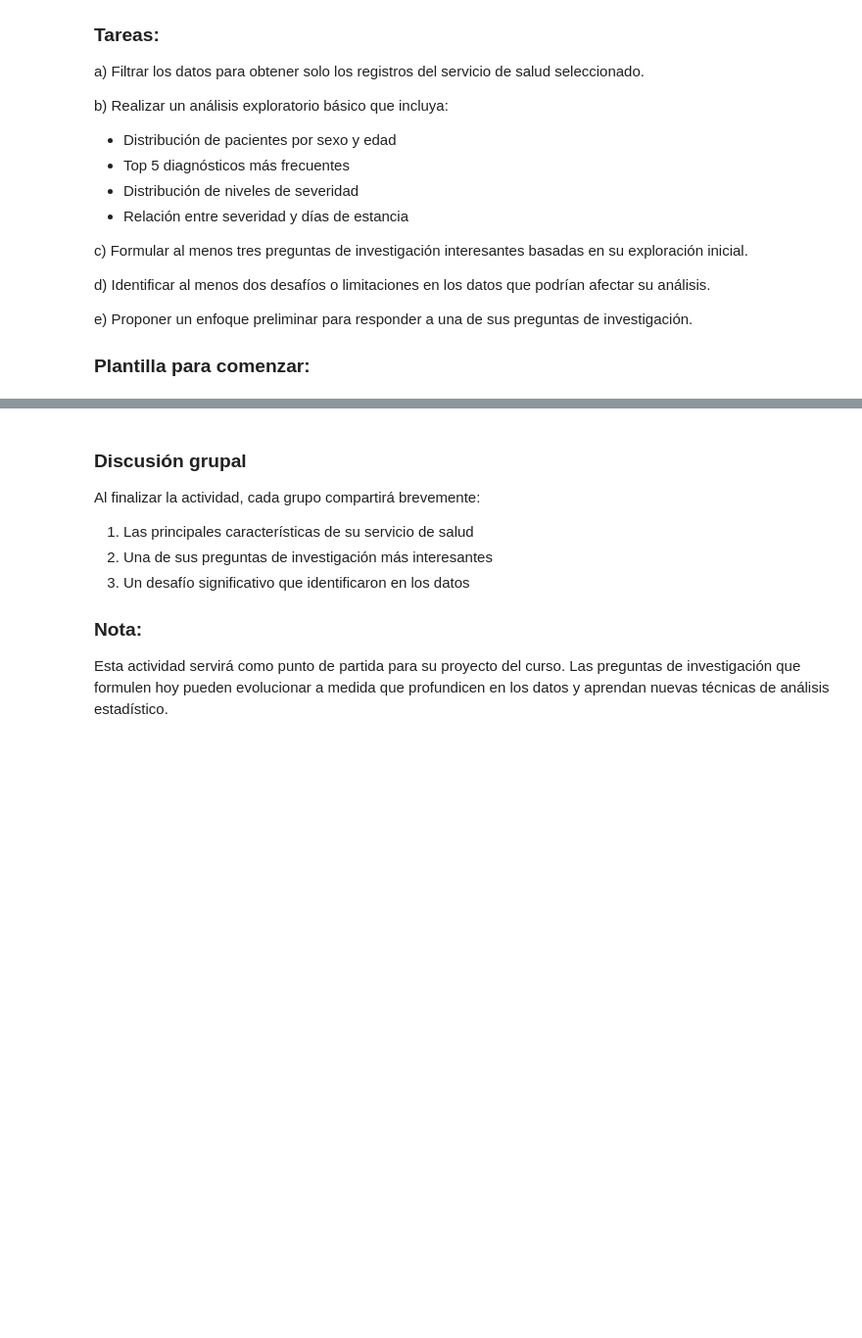
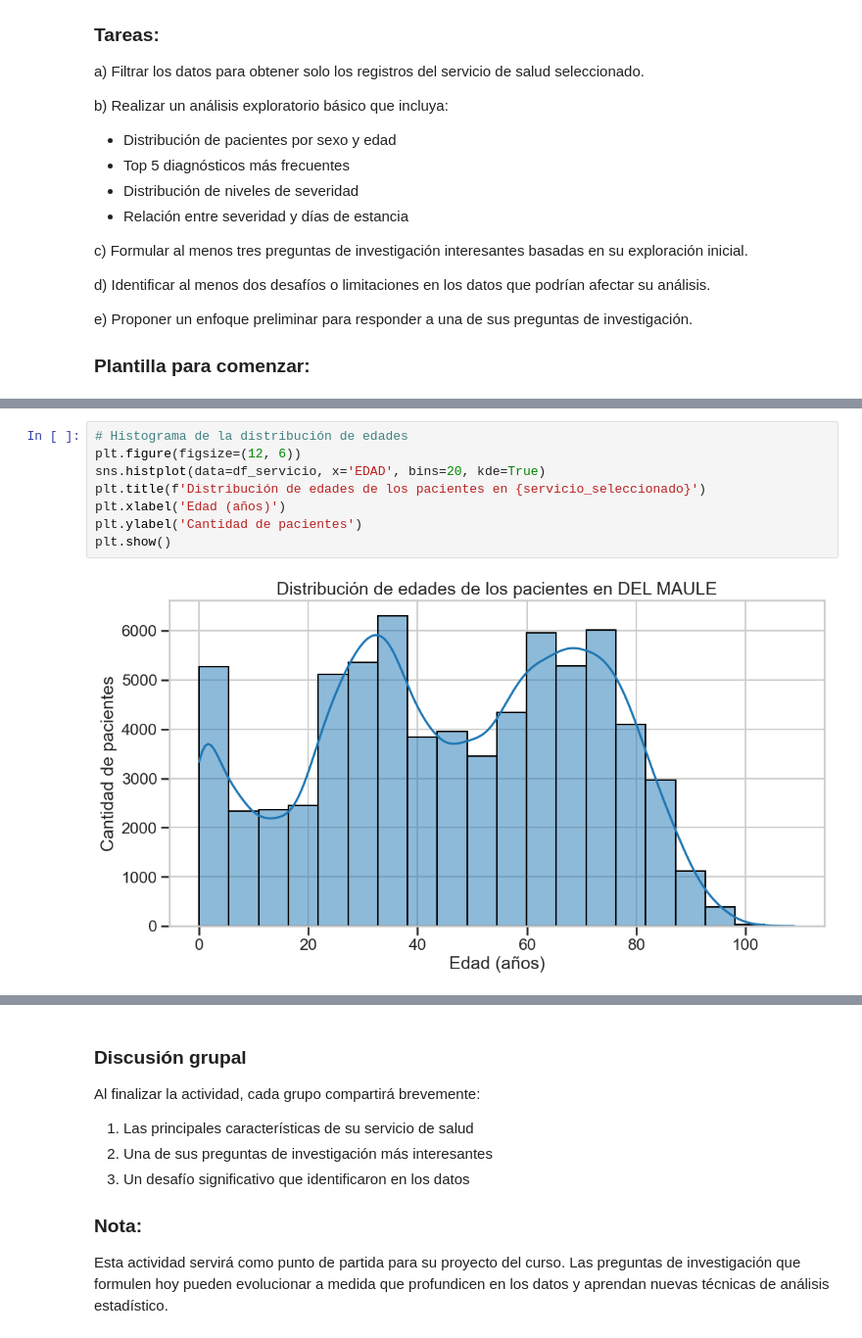
Before and after one commit to Bato21/Analisis-de-Datos-e-Inferencia-Estadistica, a Jupyter notebook: 00_Intro_exploracion_GRD_01_2026.ipynb, the cells around one changed output, grey strips where cells are left out. Shown at 98% size. Drawn from its saved outputs; the diff is of its cells as text; blank space fills up the shorter version.

```diff
--- a/00_Intro_exploracion_GRD_01_2026.ipynb
+++ b/00_Intro_exploracion_GRD_01_2026.ipynb
@@ -536,0 +571,10 @@ plt.show()
+# %%
+# Histograma de la distribución de edades
+plt.figure(figsize=(12, 6))
+sns.histplot(data=df_servicio, x='EDAD', bins=20, kde=True)
+plt.title(f'Distribución de edades de los pacientes en {servicio_seleccionado}')
+plt.xlabel('Edad (años)')
+plt.ylabel('Cantidad de pacientes')
+plt.show()
+# %% [output]
+[figure, added]
```
Also changed, not shown: parts of 10 cells of this notebook.
